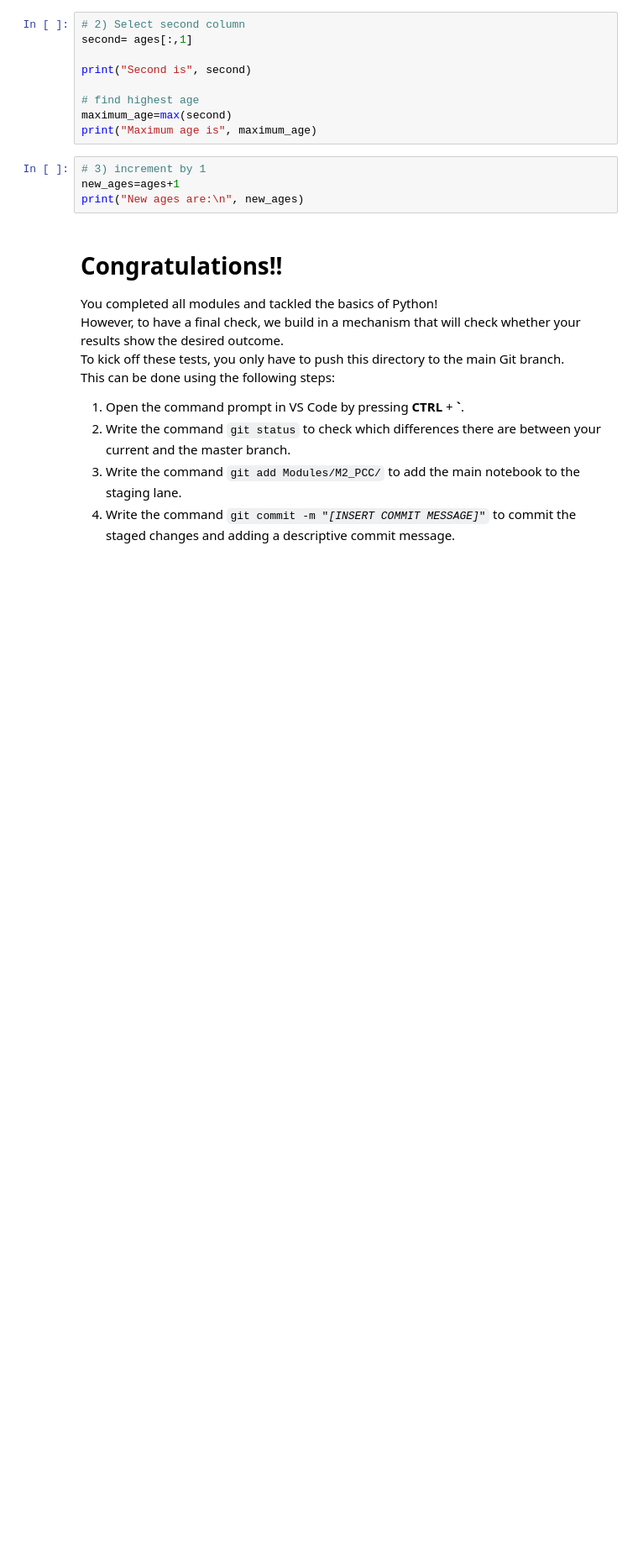
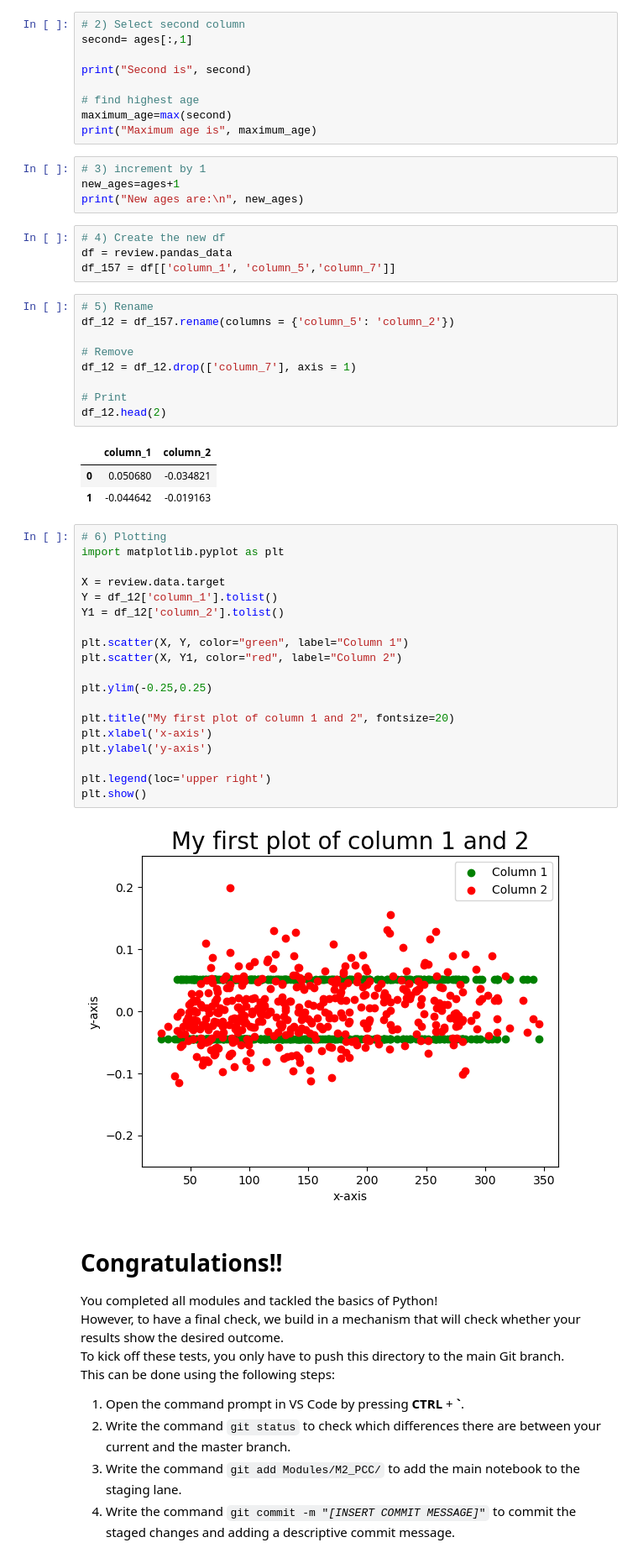
Before and after one commit to GPul88/Datacademy, a Jupyter notebook: Modules/M2_PCC/src/main.ipynb, the cells around one changed output. Shown: that part at 84% size. Cells and saved outputs as stored; diff of their text form; blank space fills up the shorter version.

```diff
--- a/Modules/M2_PCC/src/main.ipynb
+++ b/Modules/M2_PCC/src/main.ipynb
@@ -328,6 +338,44 @@ print("Maximum age is", maximum_age)
 # 3) increment by 1
 new_ages=ages+1
 print("New ages are:\n", new_ages)
+# %%
+# 4) Create the new df
+df = review.pandas_data
+df_157 = df[['column_1', 'column_5','column_7']]
+# %%
+# 5) Rename
+df_12 = df_157.rename(columns = {'column_5': 'column_2'})
+
+# Remove
+df_12 = df_12.drop(['column_7'], axis = 1)
+
+# Print
+df_12.head(2)
+# %% [output]
+|  | column_1 | column_2 |
+| 0 | 0.050680 | -0.034821 |
+| 1 | -0.044642 | -0.019163 |
+# %%
+# 6) Plotting
+import matplotlib.pyplot as plt
+
+X = review.data.target
+Y = df_12['column_1'].tolist()
+Y1 = df_12['column_2'].tolist()
+
+plt.scatter(X, Y, color="green", label="Column 1")
+plt.scatter(X, Y1, color="red", label="Column 2")
+
+plt.ylim(-0.25,0.25)
+
+plt.title("My first plot of column 1 and 2", fontsize=20)
+plt.xlabel('x-axis')
+plt.ylabel('y-axis')
+
+plt.legend(loc='upper right')
+plt.show()
+# %% [output]
+[figure, added]
 # %% [markdown]
 <h1> Congratulations!! </h1>
 <p>
```
Also changed, not shown: parts of 2 cells of this notebook, 1 other file.
